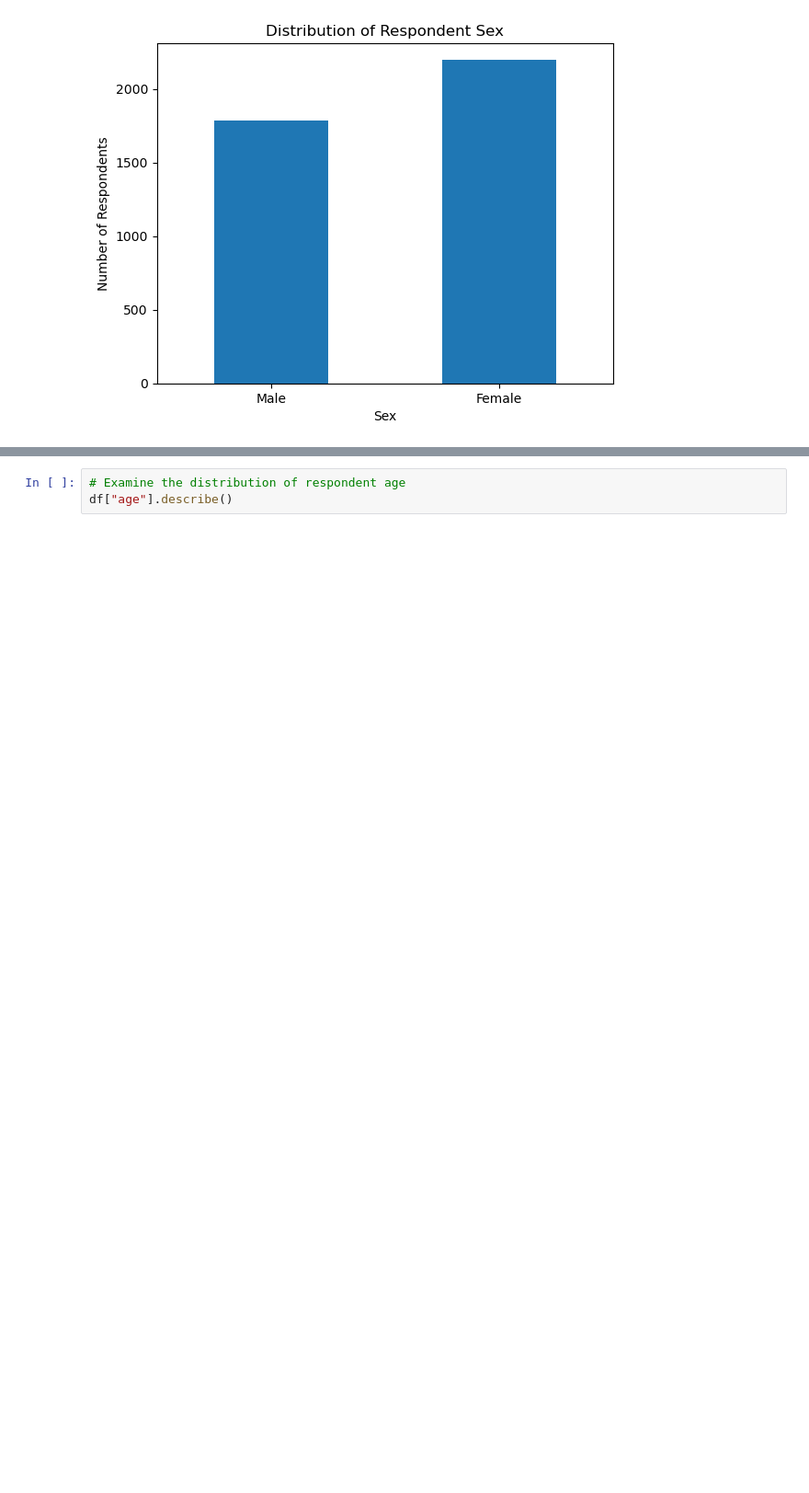
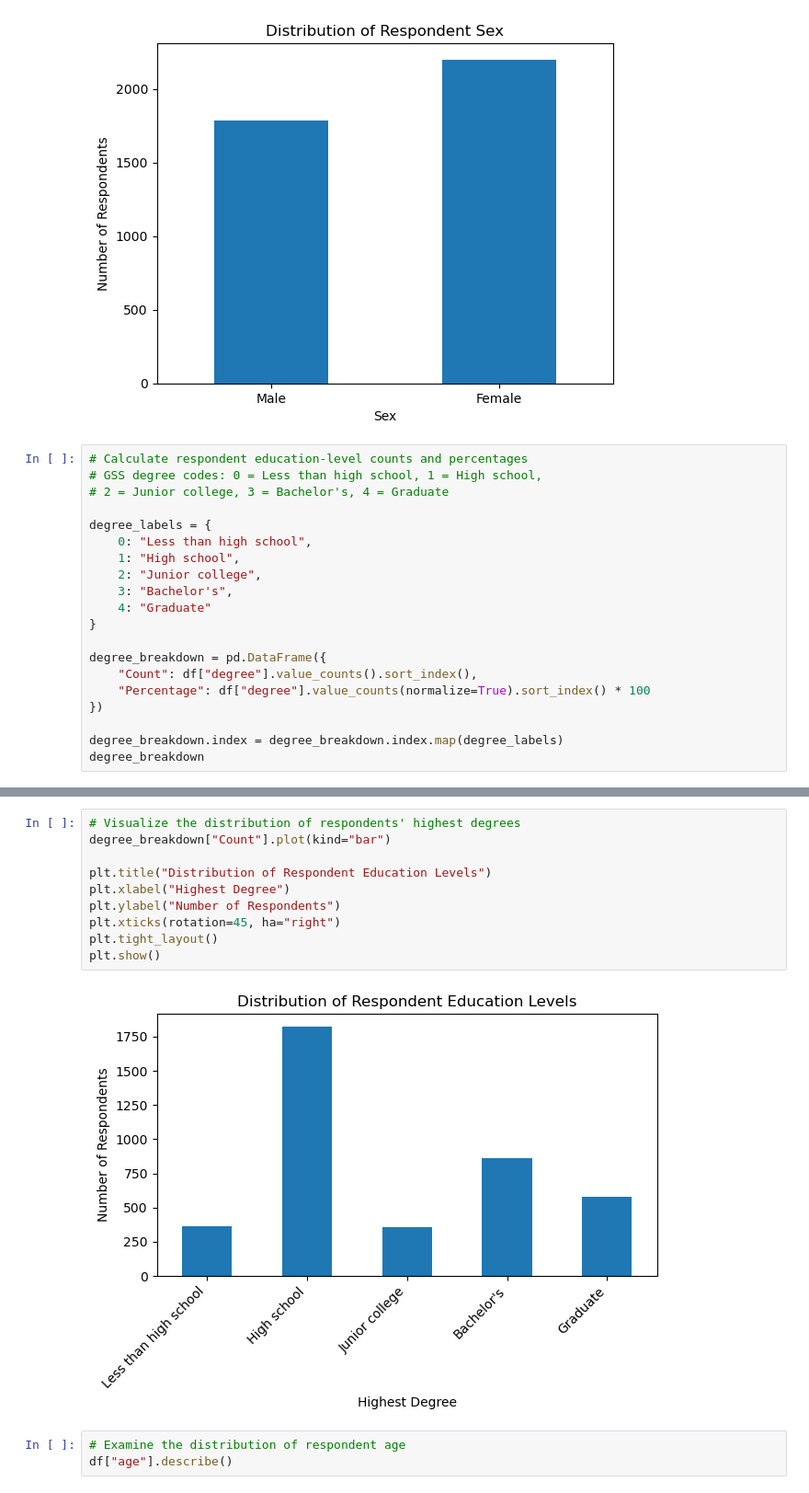
Before and after one commit to Break-Through-Tech/Swytch-2C-predicting-job-satisfaction-from-person-job-fit, a Jupyter notebook: notebooks/baseline_eda.ipynb, the cells around one changed output, grey strips where cells are left out. Shown at 92% size. Saved outputs shown, nothing was run; the diff lists cells and outputs as text; blank space fills up the shorter version.

```diff
--- a/notebooks/baseline_eda.ipynb
+++ b/notebooks/baseline_eda.ipynb
@@ -174,3 +174,23 @@ plt.xticks(rotation=0)
 plt.show()
 # %% [output]
 [figure]
+# %%
+# Calculate respondent education-level counts and percentages
+# GSS degree codes: 0 = Less than high school, 1 = High school,
+# 2 = Junior college, 3 = Bachelor's, 4 = Graduate
+
+degree_labels = {
+    0: "Less than high school",
+    1: "High school",
+    2: "Junior college",
+    3: "Bachelor's",
+    4: "Graduate"
+}
+
+degree_breakdown = pd.DataFrame({
+    "Count": df["degree"].value_counts().sort_index(),
+    "Percentage": df["degree"].value_counts(normalize=True).sort_index() * 100
+})
+
+degree_breakdown.index = degree_breakdown.index.map(degree_labels)
+degree_breakdown
@@ -177,3 +205,15 @@ plt.show()
+# %%
+# Visualize the distribution of respondents' highest degrees
+degree_breakdown["Count"].plot(kind="bar")
+
+plt.title("Distribution of Respondent Education Levels")
+plt.xlabel("Highest Degree")
+plt.ylabel("Number of Respondents")
+plt.xticks(rotation=45, ha="right")
+plt.tight_layout()
+plt.show()
+# %% [output]
+[figure, added]
 # %%
 # Examine the distribution of respondent age
 df["age"].describe()
```
Also changed, not shown: parts of 7 cells of this notebook.
